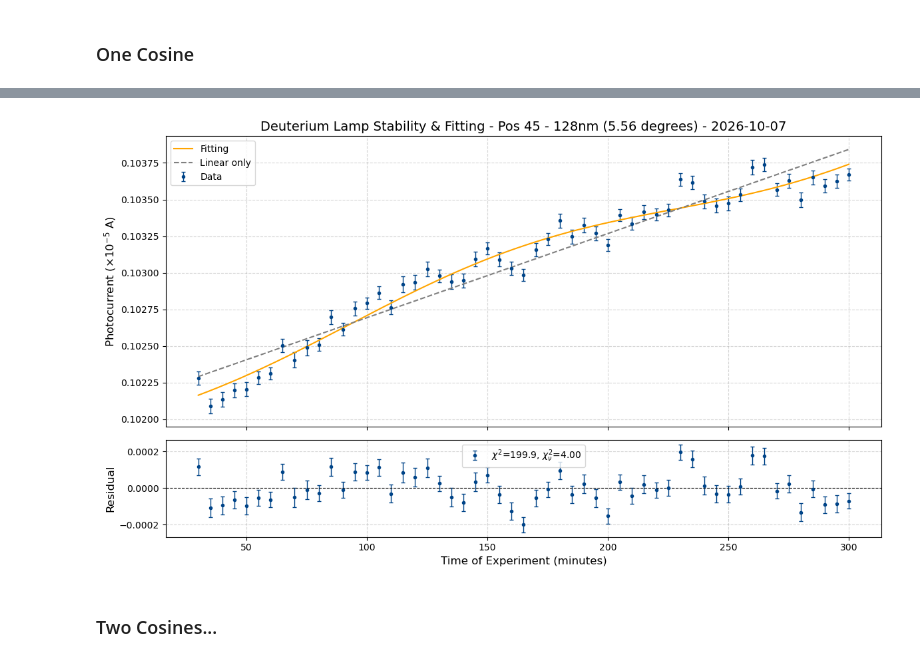
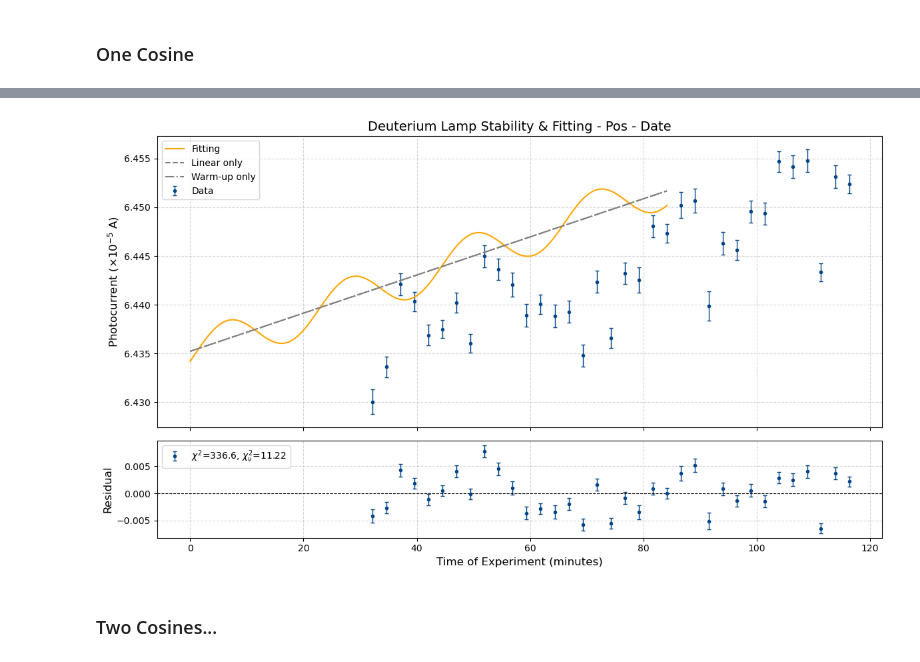
Before and after one commit to laughtonmichael2004-hue/lea-summer_2026_Internship, a Jupyter notebook: 2. Deuterium Lamp/Deuterium Lamp Analysis Code.ipynb, the cells around one changed output, grey strips where cells are left out. Cells and saved outputs as stored; diff of their text form; code cells hidden in the pictures.

Commit message:
Propagated the error onto the periods to evaluate fit and also altered model to use a warmup model

```diff
--- a/2. Deuterium Lamp/Deuterium Lamp Analysis Code.ipynb
+++ b/2. Deuterium Lamp/Deuterium Lamp Analysis Code.ipynb
@@ -229,7 +229,10 @@ from pathlib import Path
 
 #file_path = Path(r"C:\Users\laugh\lea-summer-2026-internship-forked\lea-summer_2026_Internship\2. Deuterium Lamp\(2026-11-09)_Data\hour_1_spectrum.txt")
 #file_path = Path(r"C:\Users\laugh\lea-summer-2026-internship-forked\lea-summer_2026_Internship\2. Deuterium Lamp\(2026-11-09)_Data\hour_2_spectrum.txt")
-file_path = Path(r"C:\Users\laugh\lea-summer-2026-internship-forked\lea-summer_2026_Internship\2. Deuterium Lamp\(2026-11-09)_Data\hour_3to4_spectrum.txt")
+file_path = Path(r"C:\Users\laugh\lea-summer-2026-internship-forked\lea-summer_2026_Internship\2. Deuterium Lamp\Data\(2026-10-11)_Stability_data\D2lamp_128nm_stability.txt")
 
 df = pd.read_csv(file_path)
+#df.drop(columns=['position'], axis=1, inplace=True)
+#df = pd.DataFrame([45] * len(df), columns=['position']).join(df)
 df.head()
+#df.to_csv(file_path, index=False)
@@ -1535,14 +1531,14 @@ import pandas as pd
 import matplotlib.pyplot as plt
 from scipy.optimize import curve_fit
 
-# ---------- Config ----------
-DATA_FILE = Path(r"C:\Users\laugh\lea-summer-2026-internship-forked\lea-summer_2026_Internship\2. Deuterium Lamp\Data\(2026-10-11)_Stability_data\D2lamp_128nm_stability.txt")
-WARMUP_MIN = 30.0      # discard data before this (minutes)
+# Config
+DATA_FILE = Path(r"C:\Users\laugh\lea-summer-2026-internship-forked\lea-summer_2026_Internship\2. Deuterium Lamp\Data\(2026-11-09)_Data\hour_3to4_spectrum_hole_num_2.txt")
+WARMUP_MIN = 30.0 # Get rid of data before this time
 LIMIT_MAX = 1000.0
-SCALE = 1e5            # plot/fit in units of 1e-5 A
-N_STARTS = 100         # random starting points for the fit
+SCALE = 1e5 # May need to change after running once
+N_STARTS = 20 # Random starting points for the fit
 
-# ---------- Load and clean ----------
+# Load and process the data
 df = pd.read_csv(DATA_FILE)
 df['timestamp'] = pd.to_datetime(df['timestamp'])
 df = df.sort_values('timestamp').reset_index(drop=True)
@@ -1554,20 +1550,36 @@ df = df.dropna(subset=['t_min', 'y', 'yerr'])
 df = df[(df['yerr'] > 0) & (df['t_min'] >= WARMUP_MIN) & (df['t_min'] <= LIMIT_MAX)]
 
 t_abs = df['t_min'].to_numpy()
-t = t_abs - t_abs[0]               # time since start of fit window
+t = t_abs - t_abs[0] # time since start of fit window
 y = df['y'].to_numpy()
 yerr = df['yerr'].to_numpy()
 
-# ---------- Models ----------
+# Models
 def linear_model(t, C, A):
     return C + A * t
 
 def stability_model(t, C, A, B1, w1, phi1):
     """Linear drift + two independent sinusoids.
-    C: level at start of window, A: drift per min,
-    Bi: amplitudes, wi: angular frequencies (rad/min, period = 2*pi/w), phii: phases."""
+    C: level at start of window
+    A: drift per min
+    B1: amplitudes
+    w1: angular frequencies (rad/min, period = 2*pi/w), phi1: phases.
+    """
     return (C + A * t
             + B1 * np.cos(w1 * t + phi1))
+
+def warmup_model(t, C, A, tau):
+    """
+    Warm-up
+    C: starting level (at t = 0, ignoring the oscillation)
+    A: total warm-up rise
+    tau: warm-up time constant (min)
+    B: initial oscillation amplitude
+    n: oscillation damping rate (1/min)
+    omega: angular frequency (rad/min), period = 2*pi/omega
+    phi: phase (rad)
+    """
+    return C + A * (1 - np.exp(-t / tau))
 
 def fit_stats(y, yerr, y_fit, n_params):
     resid = y - y_fit
@@ -1576,7 +1588,7 @@ def fit_stats(y, yerr, y_fit, n_params):
     bic = chi2 + n_params * np.log(len(y))
     return resid, chi2, chi2 / dof, bic
 
-# ---------- Bounds from the data ----------
+# Define the bounds
 T = t.max()
 dt = np.median(np.diff(t))
 w_min, w_max = 2 * np.pi / T, np.pi / dt        # window length .. Nyquist
@@ -1586,7 +1598,7 @@ span = np.ptp(y)
 lower = [y.min()-span, -1,   0,    w_min, -np.pi]
 upper = [y.max()+span,  1,   span, w_max,  np.pi]
 
-# ---------- Multi-start fit ----------
+# Scan for the best start parameters
 A0, C0 = np.polyfit(t, y, 1)
 B0 = 0.5 * np.std(y - (C0 + A0 * t))
 rng = np.random.default_rng(0)
@@ -1608,26 +1620,34 @@ if best is None:
 _, popt, pcov = best
 perr = np.sqrt(np.diag(pcov))
 
-# ---------- Compare against a plain linear fit ----------
+# Statistics for the oscillation model
+res, chi2, red_chi2, bic = fit_stats(y, yerr, stability_model(t, *popt), len(popt))
+
+# Compare against the linear fit
 plin, _ = curve_fit(linear_model, t, y, sigma=yerr)
 _, chi2_lin, red_lin, bic_lin = fit_stats(y, yerr, linear_model(t, *plin), 2)
-res, chi2, red_chi2, bic = fit_stats(y, yerr, stability_model(t, *popt), len(popt))
+
+# Compare against the warm-up fit
+pwarm, _ = curve_fit(warmup_model, t, y, sigma=yerr)
+_, chi2_warm, red_warm, bic_warm = fit_stats(y, yerr, warmup_model(t, *pwarm), 3)
 
 names = ["C", "A", "B1", "w1", "phi1"]
 for n, v, e in zip(names, popt, perr):
     print(f"{n:>5} = {v: .4g} ± {e:.2g}")
-print(f"Periods: {2*np.pi/popt[3]:.1f} min")
+print(f"Periods: {2*np.pi/popt[3]:.1f} ± {2*np.pi/popt[3] * perr[3]/popt[3]} min")
 print(f"Oscillation model: chi2_red = {red_chi2:.2f}, BIC = {bic:.1f}")
 print(f"Linear only: chi2_red = {red_lin:.2f}, BIC = {bic_lin:.1f}")
+print(f"Warmup only: chi2_red = {red_warm:.2f}, BIC = {bic_warm:.1f}")
 
-# ---------- Plot ----------
+# Plot
 t_fine = np.linspace(0, T, 500)
 fig, (ax1, ax2) = plt.subplots(2, 1, figsize=(12, 7), sharex=True, gridspec_kw={'height_ratios': [3, 1]})
 
 ax1.errorbar(t_abs, y, yerr, fmt='o', ms=3, elinewidth=1, capsize=2,
              color='#004488', label='Data')
-ax1.plot(t_fine + t_abs[0], stability_model(t_fine, *popt), color='orange', label='Fitting')
-ax1.plot(t_fine + t_abs[0], linear_model(t_fine, *plin), '--', color='gray', label='Linear only')
+ax1.plot(t_fine , stability_model(t_fine, *popt), color='orange', label='Fitting')
+ax1.plot(t_fine, linear_model(t_fine, *plin), '--', color='gray', label='Linear only')
+ax1.plot(t_fine, warmup_model(t_fine, *pwarm), '-.', color='gray', label='Warm-up only')
 ax1.set_title('Deuterium Lamp Stability & Fitting - Pos - Date', fontsize=14)
 ax1.set_ylabel(r'Photocurrent ($\times10^{-5}$ A)', fontsize=12)
 ax1.grid(True, linestyle='--', alpha=0.5)
@@ -1654,4 +1675,4 @@ Linear only: chi2_red = 7.13, BIC = 386.1
-[figure, old version]
+[figure, new version]
 # %% [markdown]
 ### Two Cosines...
 # %%
```
Also changed, not shown: parts of 3 cells of this notebook, 1 other file.
